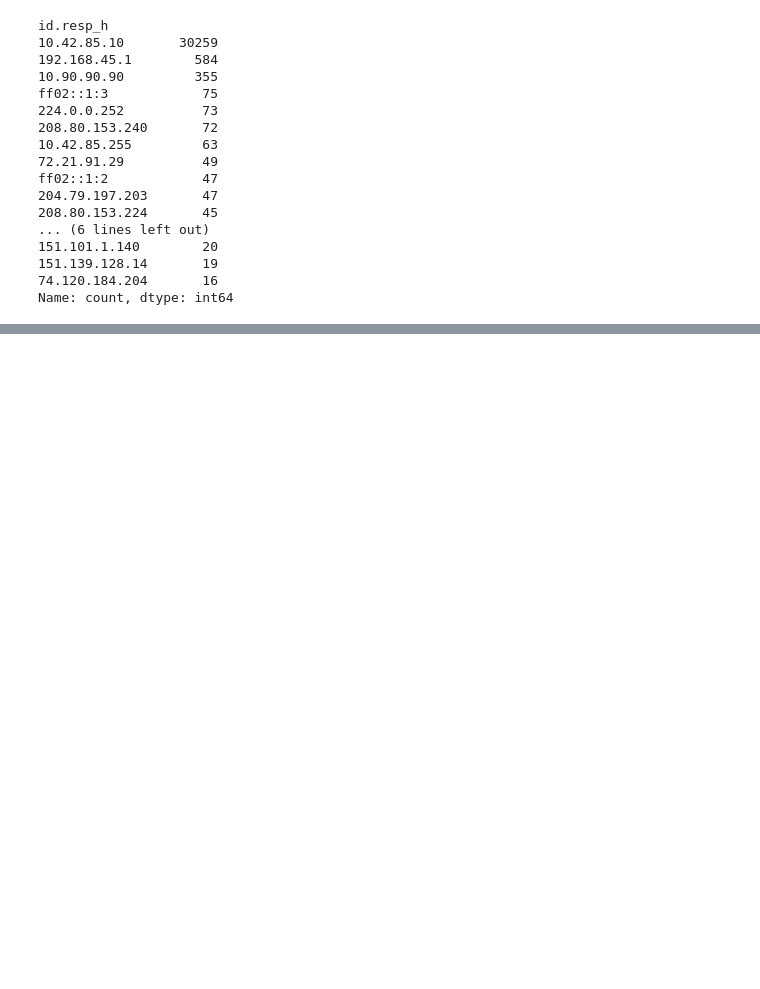
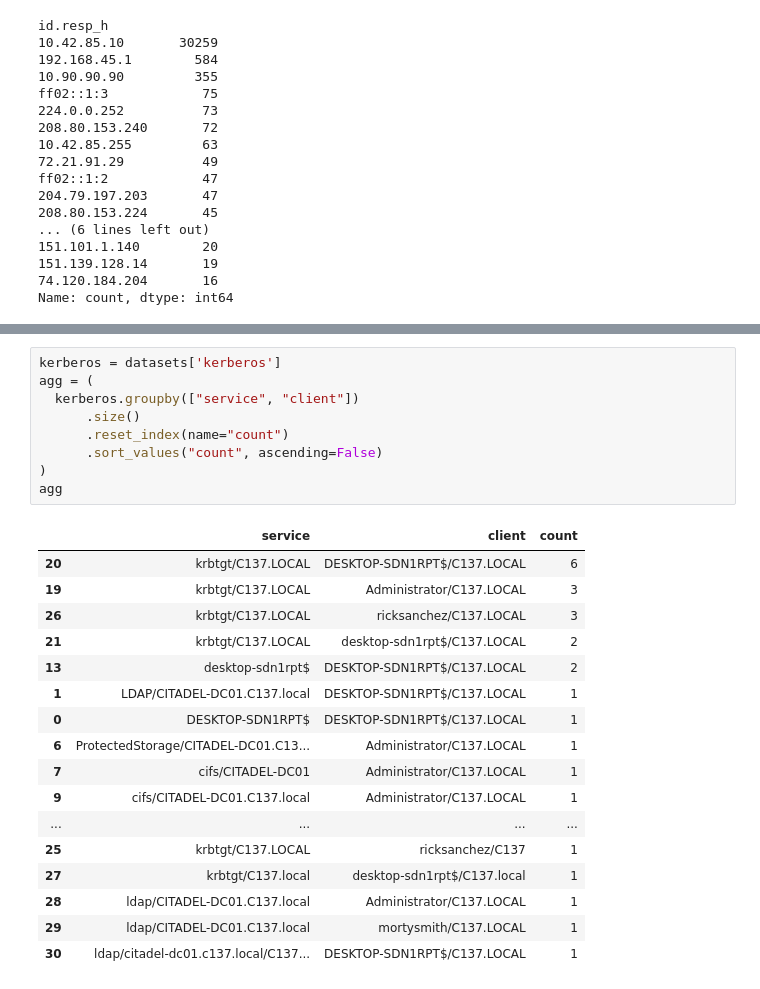
Before and after one commit to theophane-droid/blog_content, a Jupyter notebook: network_investigation/analysis.ipynb, the cells around one changed output, grey strips where cells are left out. Cells and saved outputs as stored; diff of their text form; blank space fills up the shorter version.

```diff
--- a/network_investigation/analysis.ipynb
+++ b/network_investigation/analysis.ipynb
@@ -82,0 +135,27 @@ top_flows_bytes
+# %%
+kerberos = datasets['kerberos']
+agg = (
+  kerberos.groupby(["service", "client"])
+      .size()
+      .reset_index(name="count")
+      .sort_values("count", ascending=False)
+)
+agg
+# %% [output]
+|  | service | client | count |
+| 20 | krbtgt/C137.LOCAL | DESKTOP-SDN1RPT$/C137.LOCAL | 6 |
+| 19 | krbtgt/C137.LOCAL | Administrator/C137.LOCAL | 3 |
+| 26 | krbtgt/C137.LOCAL | ricksanchez/C137.LOCAL | 3 |
+| 21 | krbtgt/C137.LOCAL | desktop-sdn1rpt$/C137.LOCAL | 2 |
+| 13 | desktop-sdn1rpt$ | DESKTOP-SDN1RPT$/C137.LOCAL | 2 |
+| 1 | LDAP/CITADEL-DC01.C137.local | DESKTOP-SDN1RPT$/C137.LOCAL | 1 |
+| 0 | DESKTOP-SDN1RPT$ | DESKTOP-SDN1RPT$/C137.LOCAL | 1 |
+| 6 | ProtectedStorage/CITADEL-DC01.C13... | Administrator/C137.LOCAL | 1 |
+| 7 | cifs/CITADEL-DC01 | Administrator/C137.LOCAL | 1 |
+| 9 | cifs/CITADEL-DC01.C137.local | Administrator/C137.LOCAL | 1 |
+| ... | ... | ... | ... |
+| 25 | krbtgt/C137.LOCAL | ricksanchez/C137 | 1 |
+| 27 | krbtgt/C137.local | desktop-sdn1rpt$/C137.local | 1 |
+| 28 | ldap/CITADEL-DC01.C137.local | Administrator/C137.LOCAL | 1 |
+| 29 | ldap/CITADEL-DC01.C137.local | mortysmith/C137.LOCAL | 1 |
+| 30 | ldap/citadel-dc01.c137.local/C137... | DESKTOP-SDN1RPT$/C137.LOCAL | 1 |
```
Also changed, not shown: parts of 20 cells of this notebook.
